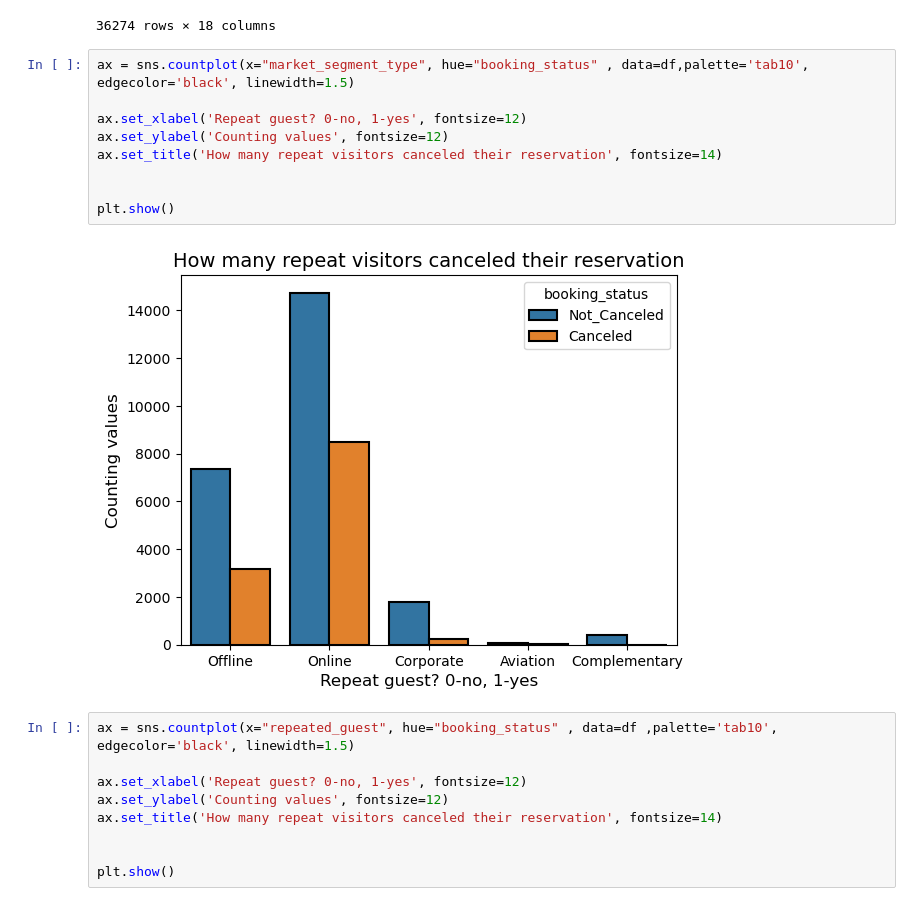
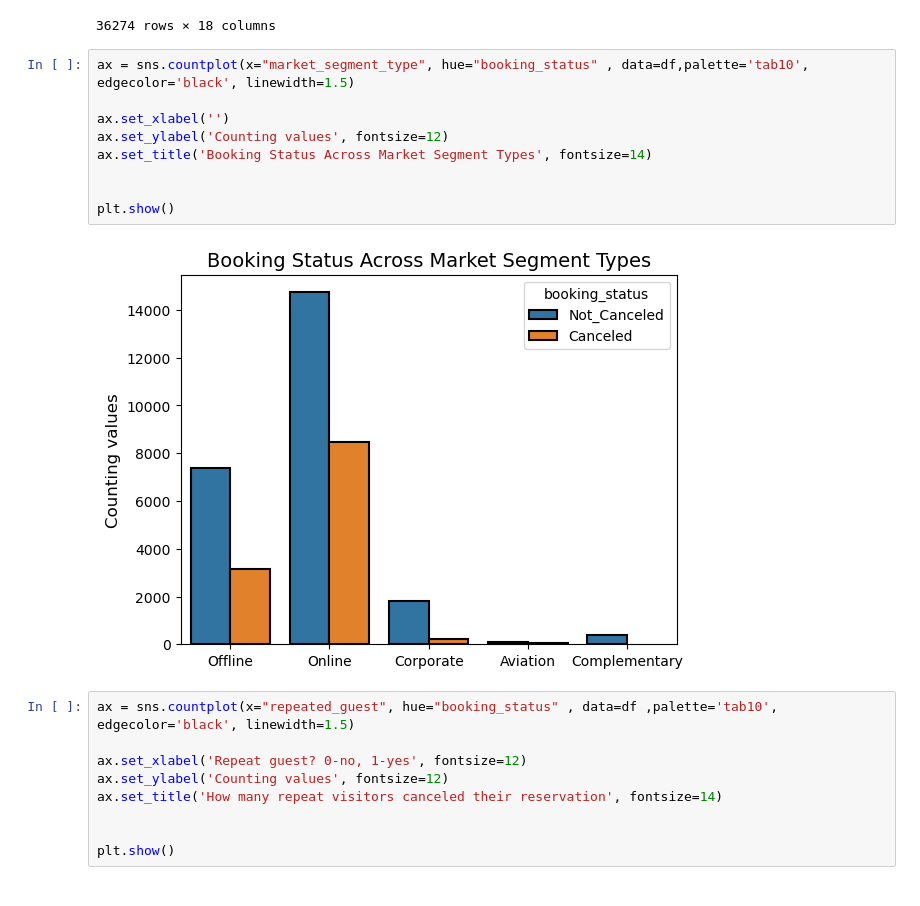
Before and after one commit to Jasonchew12/AI-Aassignment-, a Jupyter notebook: Assignment.ipynb, the cells around one changed output. Cells and saved outputs as stored; diff of their text form.

```diff
--- a/Assignment.ipynb
+++ b/Assignment.ipynb
@@ -287,14 +287,14 @@ sns.boxplot(x=df["avg_price_per_room"])
 # %%
 ax = sns.countplot(x="market_segment_type", hue="booking_status" , data=df,palette='tab10', edgecolor='black', linewidth=1.5)
 
-ax.set_xlabel('Repeat guest? 0-no, 1-yes', fontsize=12)
+ax.set_xlabel('')
 ax.set_ylabel('Counting values', fontsize=12)
-ax.set_title('How many repeat visitors canceled their reservation', fontsize=14)
+ax.set_title('Booking Status Across Market Segment Types', fontsize=14)
 
 
 plt.show()
 # %% [output]
-[figure, old version]
+[figure, new version]
 # %%
 ax = sns.countplot(x="repeated_guest", hue="booking_status" , data=df ,palette='tab10', edgecolor='black', linewidth=1.5)
 
```
Also changed, not shown: parts of 1 cell of this notebook.
